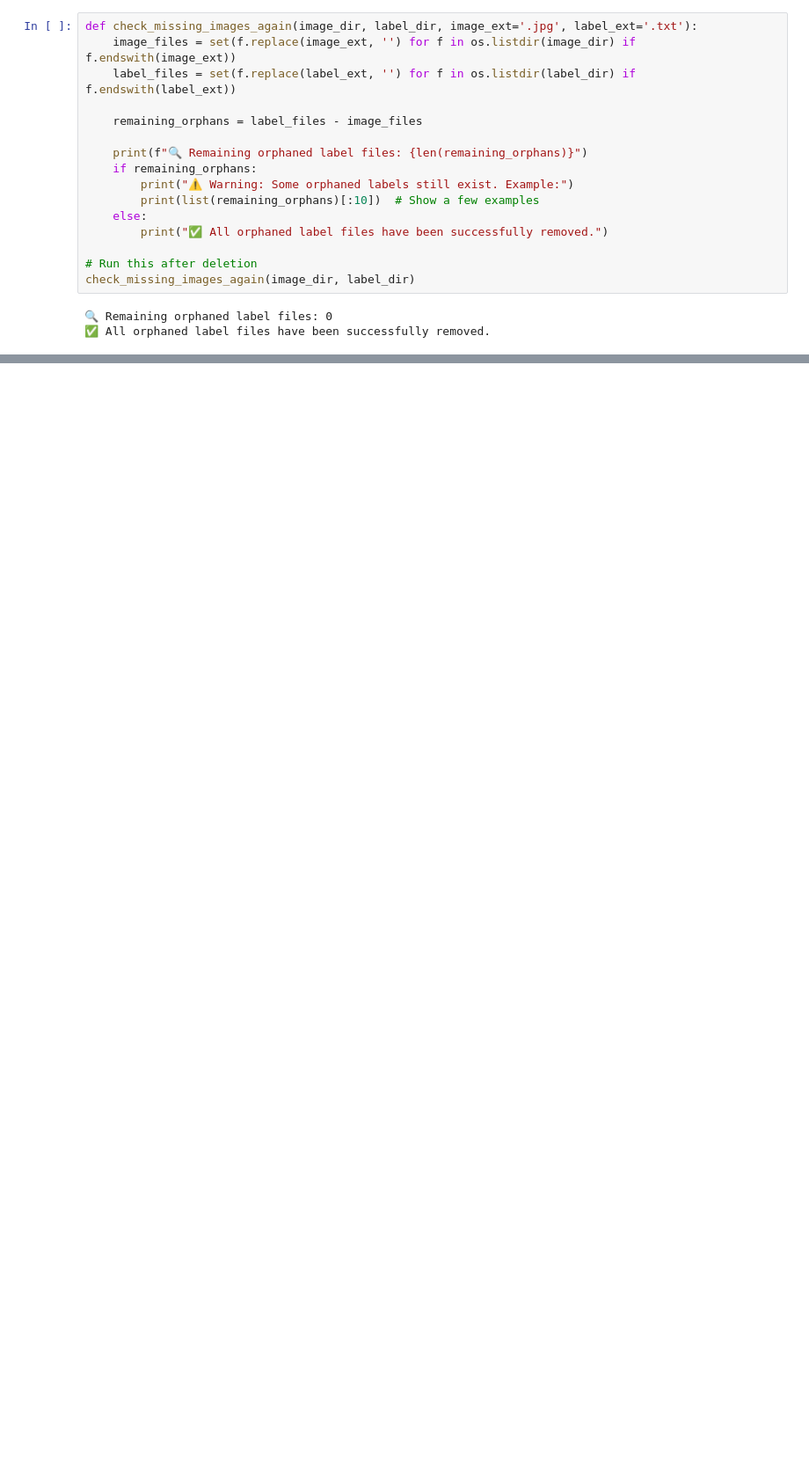
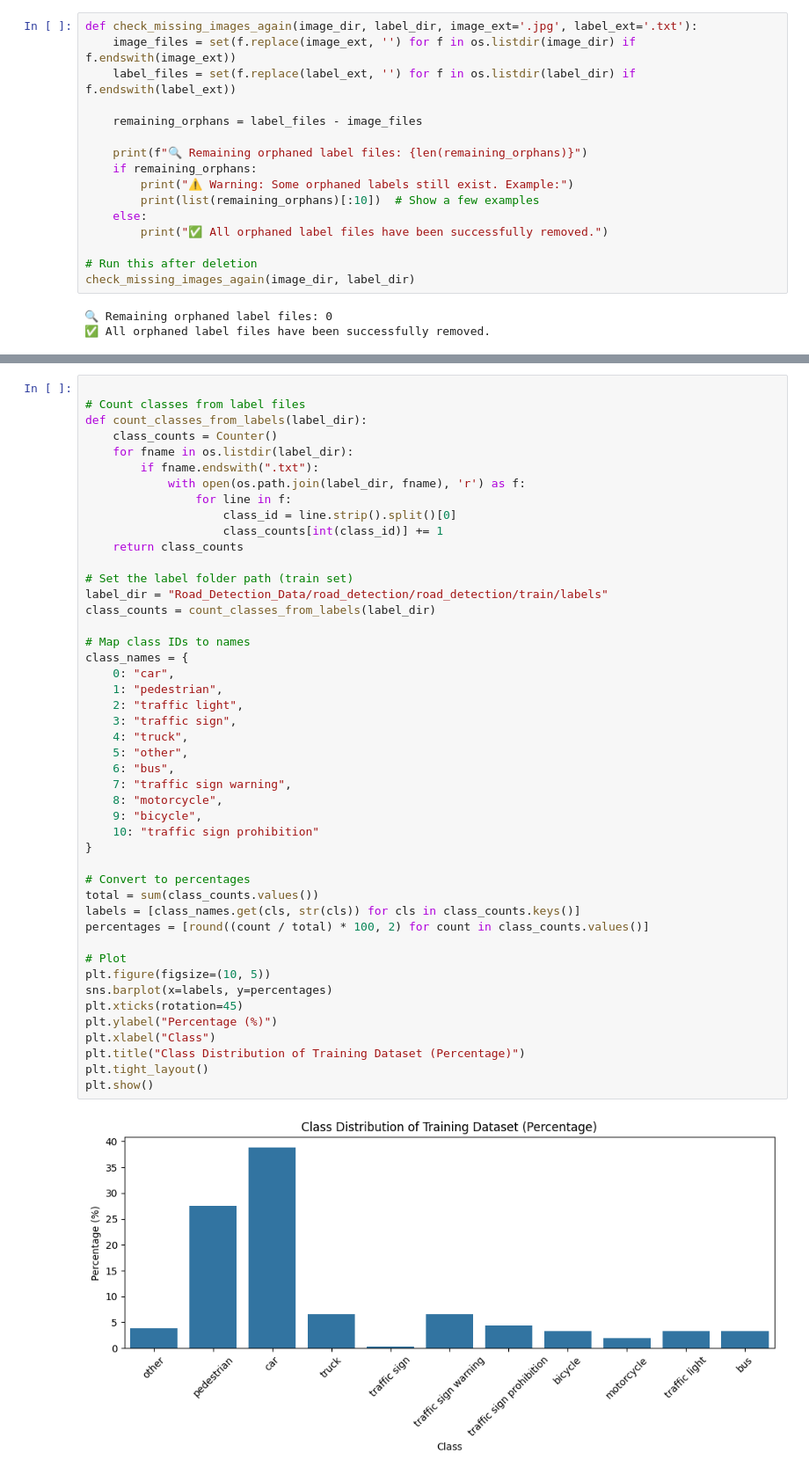
Before and after one commit to yix020/DSC232R-Project, a Jupyter notebook: setupAndEDA.ipynb, the cells around one changed output, grey strips where cells are left out. Shown: that part at 88% size. Saved outputs shown, nothing was run; the diff lists cells and outputs as text; blank space fills up the shorter version.

```diff
--- a/setupAndEDA.ipynb
+++ b/setupAndEDA.ipynb
@@ -286,0 +298,48 @@ check_missing_images_again(image_dir, label_dir)
+# %%
+
+# Count classes from label files
+def count_classes_from_labels(label_dir):
+    class_counts = Counter()
+    for fname in os.listdir(label_dir):
+        if fname.endswith(".txt"):
+            with open(os.path.join(label_dir, fname), 'r') as f:
+                for line in f:
+                    class_id = line.strip().split()[0]
+                    class_counts[int(class_id)] += 1
+    return class_counts
+
+# Set the label folder path (train set)
+label_dir = "Road_Detection_Data/road_detection/road_detection/train/labels"
+class_counts = count_classes_from_labels(label_dir)
+
+# Map class IDs to names
+class_names = {
+    0: "car",
+    1: "pedestrian",
+    2: "traffic light",
+    3: "traffic sign",
+    4: "truck",
+    5: "other",
+    6: "bus",
+    7: "traffic sign warning",
+    8: "motorcycle",
+    9: "bicycle",
+    10: "traffic sign prohibition"
+}
+
+# Convert to percentages
+total = sum(class_counts.values())
+labels = [class_names.get(cls, str(cls)) for cls in class_counts.keys()]
+percentages = [round((count / total) * 100, 2) for count in class_counts.values()]
+
+# Plot
+plt.figure(figsize=(10, 5))
+sns.barplot(x=labels, y=percentages)
+plt.xticks(rotation=45)
+plt.ylabel("Percentage (%)")
+plt.xlabel("Class")
+plt.title("Class Distribution of Training Dataset (Percentage)")
+plt.tight_layout()
+plt.show()
+# %% [output]
+[figure, added]
```
Also changed, not shown: parts of 10 cells of this notebook, 1 other file.
